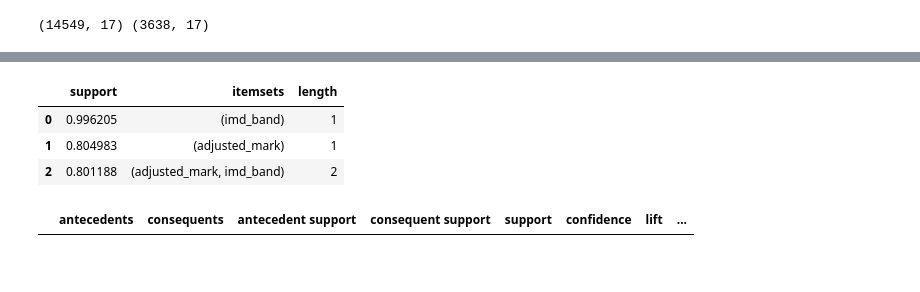
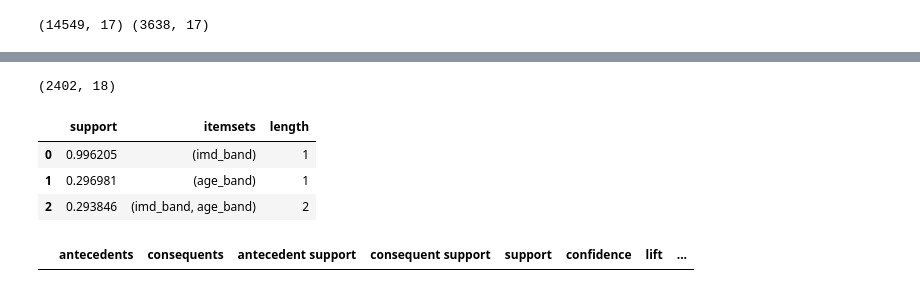
Before and after one commit to Miranda-Bai/PersonalizedLearningContent, a Jupyter notebook: K-MeanClustering.ipynb, the cells around one changed output, grey strips where cells are left out. Cells and saved outputs as stored; diff of their text form; code cells hidden in the pictures.

```diff
--- a/K-MeanClustering.ipynb
+++ b/K-MeanClustering.ipynb
@@ -151,6 +151,8 @@ pd.DataFrame(test_data).to_csv('oulad_test.csv')
 from mlxtend.frequent_patterns import apriori, association_rules
 # %%
 from mlxtend.preprocessing import TransactionEncoder
+# %%
+train_data = pd.read_csv('oulad_train.csv')
 # %%
 #preprocessing train data for Apriori
 # 'imd_band'>=0.5 is 1 otherwise 0, means IMD>=50% is 1, 'age_band'>=0.5 is 1 otherwise 0 means >=35 is 1,
@@ -217,18 +200,22 @@ rule 3 is :
+# %%
+train_df3.shape
+# %% [output]
+(2402, 18)
 # %%
 # Define Apriori parameters
-min_support = 0.3
+min_support = 0.03
 # max_len = 2
 
 # Run Apriori on the first cluster
 freq_items1 = apriori(train_df1[['imd_band', 'age_band', 'edu','adjusted_mark']], min_support=min_support, use_colnames=True)
 freq_items1['length'] = freq_items1['itemsets'].apply(lambda x: len(x))
 # print("frequent itemset 1 is: ")
 freq_items1
 # %% [output]
 |  | support | itemsets | length |
 | 0 | 0.996205 | (imd_band) | 1 |
-| 1 | 0.804983 | (adjusted_mark) | 1 |
-| 2 | 0.801188 | (adjusted_mark, imd_band) | 2 |
+| 1 | 0.296981 | (age_band) | 1 |
+| 2 | 0.293846 | (imd_band, age_band) | 2 |
 # %%
 rules1 = association_rules(freq_items1, metric="lift", min_threshold=1)
 rules1
```
Also changed, not shown: parts of 17 cells of this notebook, 4 other files.
